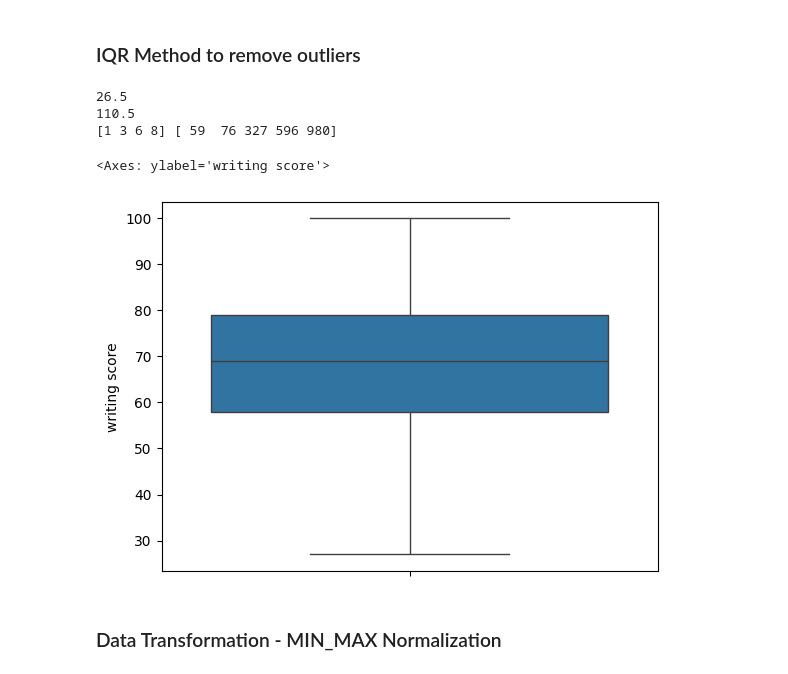
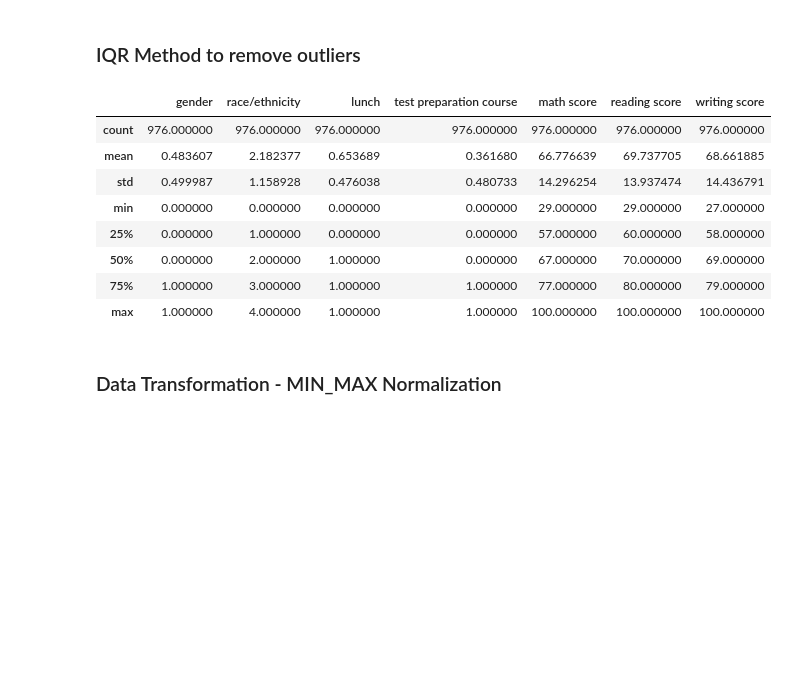
Before and after one commit to BhavyamSanghavi/Data-Science, a Jupyter notebook: Assignment2/assignment02.ipynb, the cells around one changed output. Drawn from its saved outputs; the diff is of its cells as text; code cells hidden in the pictures; blank space fills up the shorter version.

```diff
--- a/Assignment2/assignment02.ipynb
+++ b/Assignment2/assignment02.ipynb
@@ -86,27 +86,34 @@ sb.displot(df["reading score"])
 # %% [markdown]
 ### IQR Method to remove outliers
 # %%
-Q1 = df['writing score'].quantile(0.25)
-Q3 = df['writing score'].quantile(0.75)
-IQR = Q3 - Q1
-lower = Q1 - 1.5*IQR
-upper = Q3 + 1.5*IQR
-print(lower)
-print(upper)
-upper_array = np.where(df['writing score'] >= upper)[0]
-lower_array = np.where(df['writing score'] <= lower)[0]
-print(upper_array, lower_array)
-df.drop(index=upper_array, inplace=True)
-df.drop(index=lower_array, inplace=True)
-sb.boxplot(df["writing score"])
-# sb.boxplot(df["reading score"])
-# sb.boxplot(df["math score"])
+columns=["writing score", "math score", "reading score"]
+rowsToDelete = []
+for col in columns:
+    Q1 = df[col].quantile(0.25)
+    Q3 = df[col].quantile(0.75)
+    IQR = Q3 - Q1
+    lower = Q1 - 1.5*IQR
+    upper = Q3 + 1.5*IQR
+    # print(lower,upper)
+    upper_array = np.where(df[col] >= upper)[0]
+    lower_array = np.where(df[col] <= lower)[0]
+    # print(upper_array,lower_array)
+    rowsToDelete.extend(upper_array)
+    rowsToDelete.extend(lower_array)
+
+rowsToDelete = list(set(rowsToDelete))
+df = df.drop(index=rowsToDelete)
+df.describe()
 # %% [output]
-26.5
-110.5
-[1 3 6 8] [ 59  76 327 596 980]
-<Axes: ylabel='writing score'>
-[figure, removed]
+|  | gender | race/ethnicity | lunch | test preparation course | math score | reading score | writing score |
+| count | 976.000000 | 976.000000 | 976.000000 | 976.000000 | 976.000000 | 976.000000 | 976.000000 |
+| mean | 0.483607 | 2.182377 | 0.653689 | 0.361680 | 66.776639 | 69.737705 | 68.661885 |
+| std | 0.499987 | 1.158928 | 0.476038 | 0.480733 | 14.296254 | 13.937474 | 14.436791 |
+| min | 0.000000 | 0.000000 | 0.000000 | 0.000000 | 29.000000 | 29.000000 | 27.000000 |
+| 25% | 0.000000 | 1.000000 | 0.000000 | 0.000000 | 57.000000 | 60.000000 | 58.000000 |
+| 50% | 0.000000 | 2.000000 | 1.000000 | 0.000000 | 67.000000 | 70.000000 | 69.000000 |
+| 75% | 1.000000 | 3.000000 | 1.000000 | 1.000000 | 77.000000 | 80.000000 | 79.000000 |
+| max | 1.000000 | 4.000000 | 1.000000 | 1.000000 | 100.000000 | 100.000000 | 100.000000 |
 # %% [markdown]
 ### Data Transformation - MIN_MAX Normalization
 # %%
```
Also changed, not shown: parts of 3 cells of this notebook.
